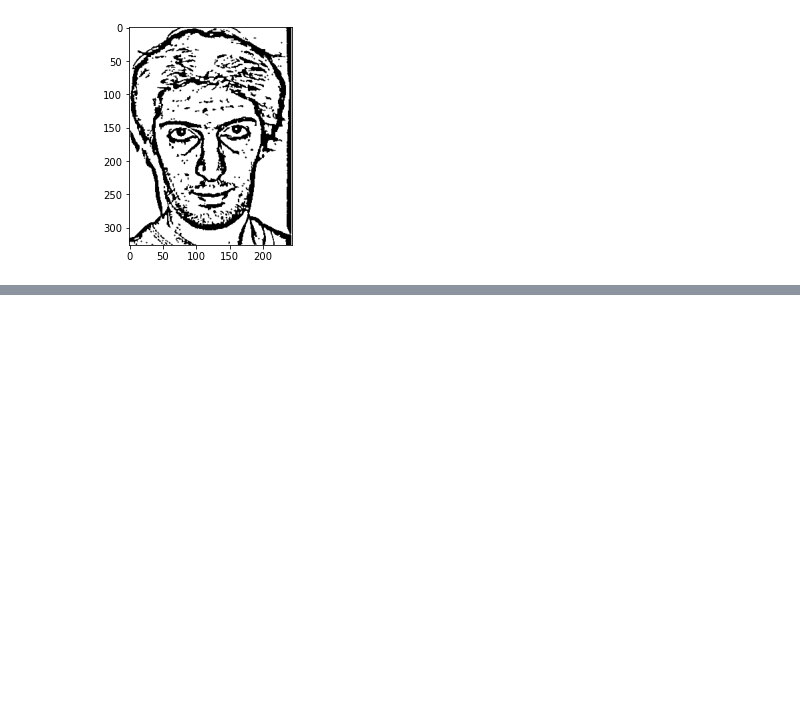
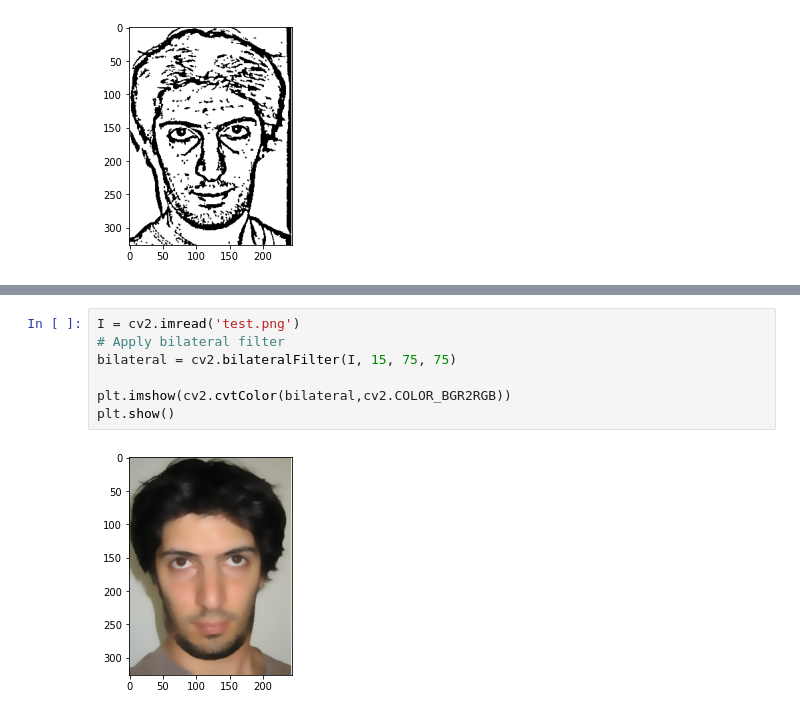
Before and after one commit to xiaomaomi7/Image_Processing_GroupProject2020, a Jupyter notebook: Task.ipynb, the cells around one changed output, grey strips where cells are left out. Cells and saved outputs as stored; diff of their text form; blank space fills up the shorter version.

Commit message:
Added bilaterial filter

```diff
--- a/Task.ipynb
+++ b/Task.ipynb
@@ -59,0 +58,9 @@ plt.show()
+# %%
+I = cv2.imread('test.png')
+# Apply bilateral filter
+bilateral = cv2.bilateralFilter(I, 15, 75, 75)
+
+plt.imshow(cv2.cvtColor(bilateral,cv2.COLOR_BGR2RGB))
+plt.show()
+# %% [output]
+[figure, added]
```
Also changed, not shown: parts of 3 cells of this notebook.
